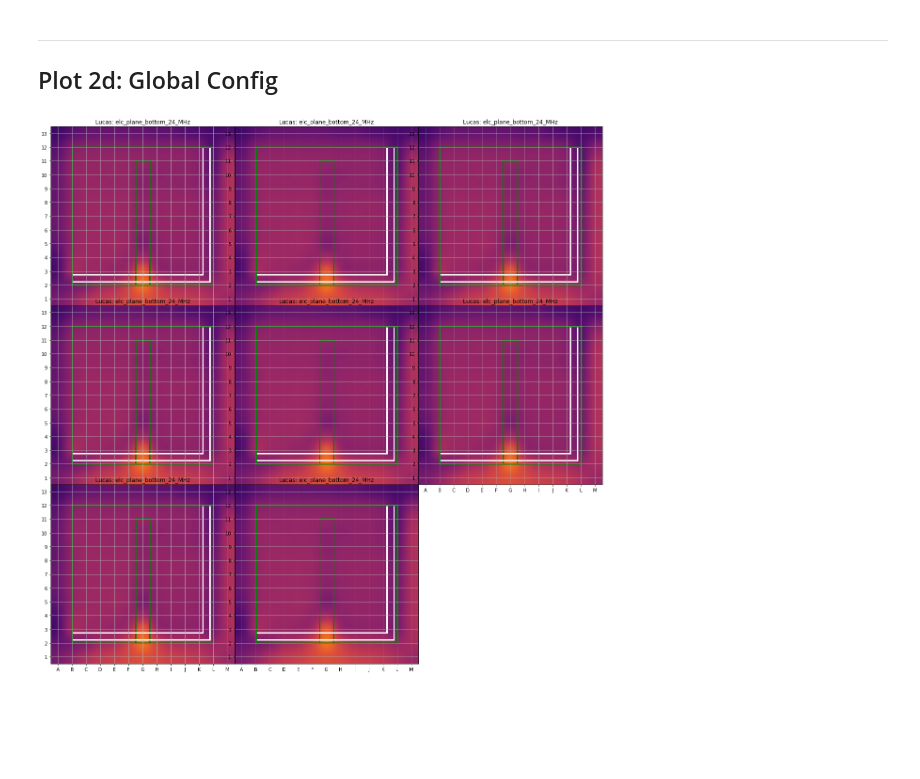
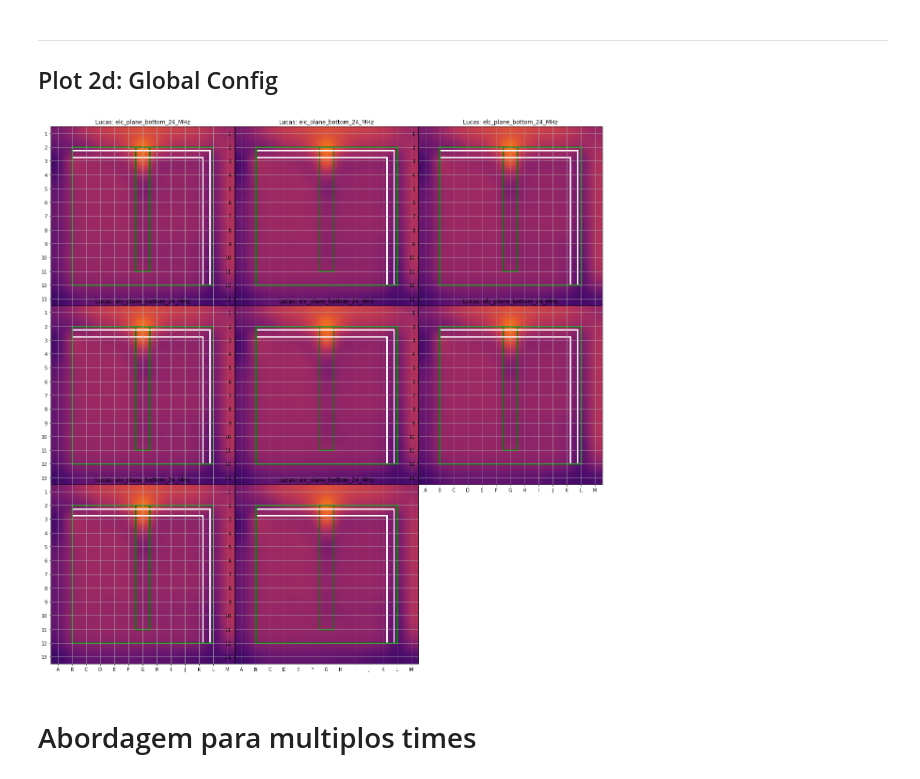
Before and after one commit to lsmanoel/CEM_4, a Jupyter notebook: 2d_compare_ALL_top_bottom_2.ipynb, the cells around one changed output. Cells and saved outputs as stored; diff of their text form; code cells hidden in the pictures; blank space fills up the shorter version.

```diff
--- a/2d_compare_ALL_top_bottom_2.ipynb
+++ b/2d_compare_ALL_top_bottom_2.ipynb
@@ -135,31 +135,35 @@ for index, plane in enumerate(plane_list):
 
   ax[index].set_xticks(np.arange(cube_range[0], cube_range[1],1))
   ax[index].set_yticks(np.arange(cube_range[0], cube_range[1],1))
 
   ax[index].xaxis.set_major_formatter(xticks_formatter)
   ax[index].yaxis.set_major_formatter(yticks_formatter)
 
   ax[index].grid(True)
 
+  ax[index].set_ylim(ax[index].get_ylim()[::-1])
+
   ax[index].set_aspect('auto')
 
   # ------------------------------------------------------------------------------
   # EUT Layout
   gap = patches.Rectangle(np.array(gap_layout[:2]),
                           gap_layout[2],
                           gap_layout[3],
                           linewidth=3,
                           edgecolor='g',
                           facecolor='none')
   ax[index].add_patch(gap)
 
   L_layout = [[1, 1.25], [10.75, 1.25], [10.75, 11], [10.25, 11], [10.25, 1.75], [1, 1.75]]
   L = patches.Polygon(np.array(L_layout),lw=3, ec='w',fc='none')
   ax[index].add_patch(L)
 
   edge = patches.Rectangle((1,1),10,10,linewidth=3,edgecolor='g',facecolor='none')
   ax[index].add_patch(edge)
 
 fig.subplots_adjust(wspace=0, hspace=0)
 # %% [output]
-[figure, old version]
+[figure, new version]
+# %% [markdown]
+# Abordagem  para multiplos times
```
Also changed, not shown: parts of 4 cells of this notebook.
